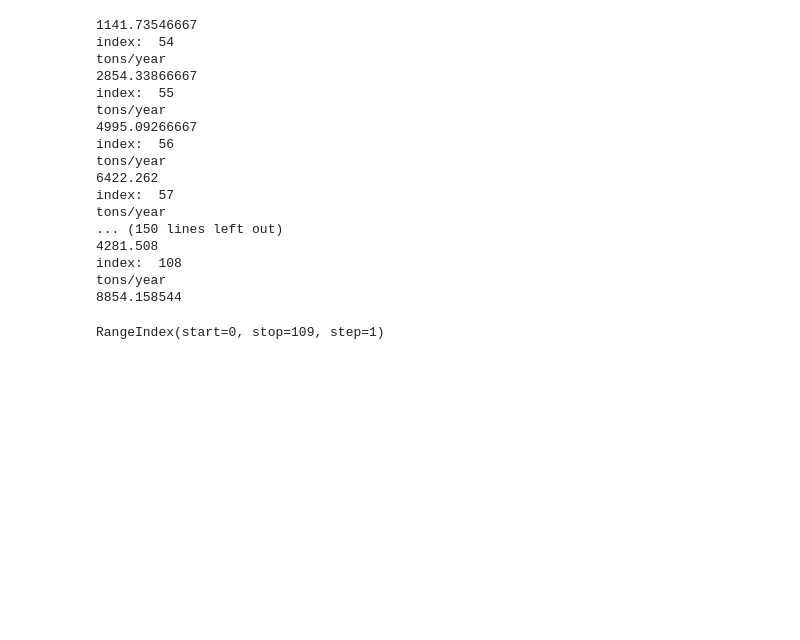
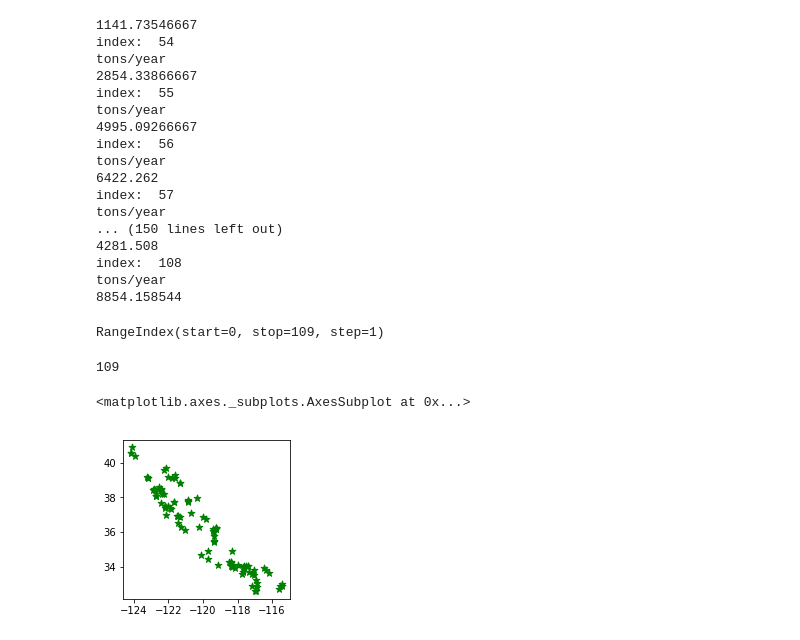
Before and after one commit to anayahall/grapevine, a Jupyter notebook: scripts/capunits.ipynb, the cells around one changed output. Saved outputs shown, nothing was run; the diff lists cells and outputs as text; code cells hidden in the pictures; blank space fills up the shorter version.

```diff
--- a/scripts/capunits.ipynb
+++ b/scripts/capunits.ipynb
@@ -248,0 +270,13 @@ RangeIndex(start=0, stop=109, step=1)
+# %%
+geometry = [Point(xy) for xy in zip(df['Longitude'], df['Latitude'])]
+gdf = GeoDataFrame(df, geometry=geometry)
+
+len(geometry)
+# %% [output]
+109
+# %%
+%matplotlib inline
+gdf.plot(marker='*', color='green', markersize=50, figsize=(3, 3))
+# %% [output]
+<matplotlib.axes._subplots.AxesSubplot at 0x...>
+[figure, added]
```
Also changed, not shown: parts of 4 cells of this notebook.
